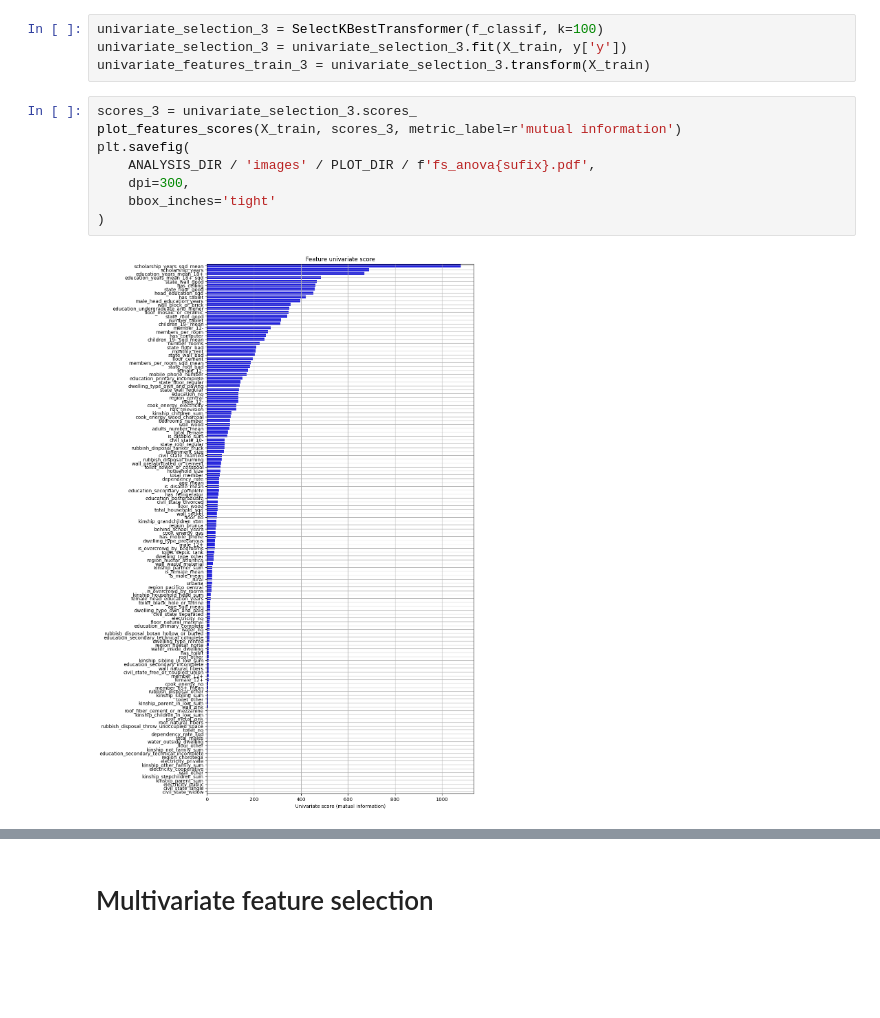
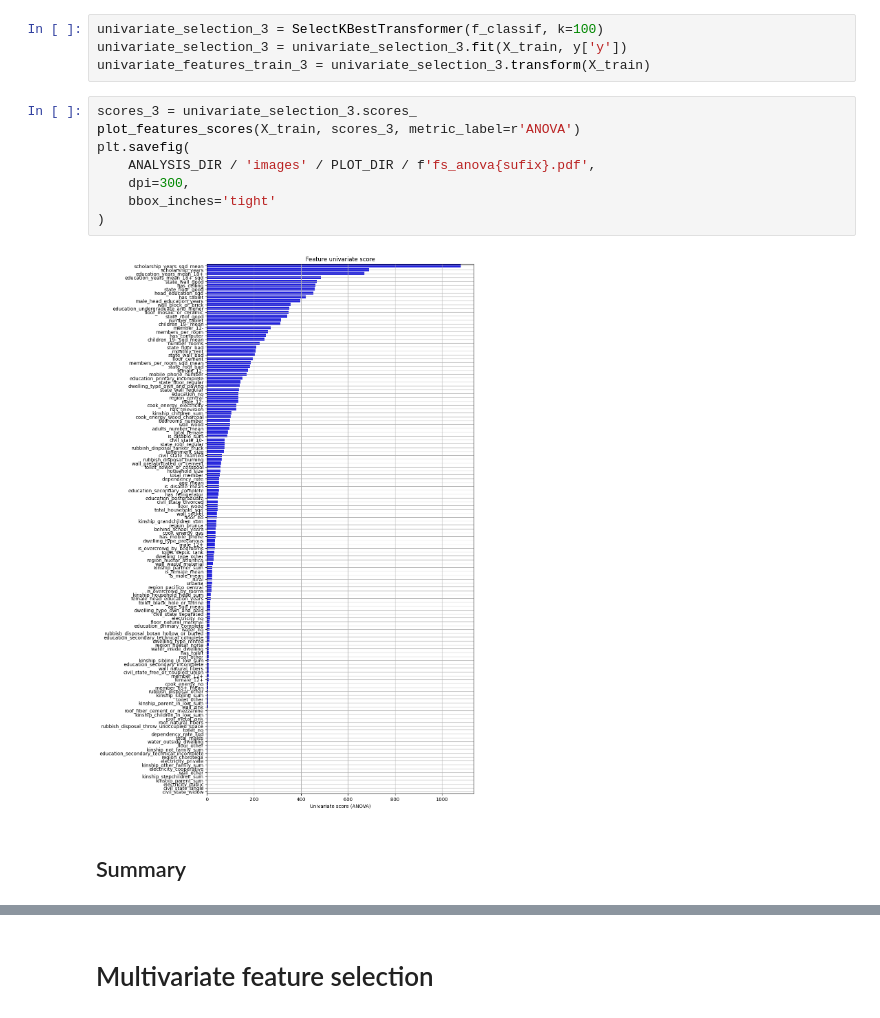
Before and after one commit to gabyarte/projects-ml, a Jupyter notebook: notebooks/2_feature_selection.ipynb, the cells around one changed output, grey strips where cells are left out. Cells and saved outputs as stored; diff of their text form; blank space fills up the shorter version.

```diff
--- a/notebooks/2_feature_selection.ipynb
+++ b/notebooks/2_feature_selection.ipynb
@@ -68,11 +69,13 @@ univariate_selection_3 = univariate_selection_3.fit(X_train, y['y'])
 univariate_features_train_3 = univariate_selection_3.transform(X_train)
 # %%
 scores_3 = univariate_selection_3.scores_
-plot_features_scores(X_train, scores_3, metric_label=r'mutual information')
+plot_features_scores(X_train, scores_3, metric_label=r'ANOVA')
 plt.savefig(
     ANALYSIS_DIR / 'images' / PLOT_DIR / f'fs_anova{sufix}.pdf',
     dpi=300,
     bbox_inches='tight'
 )
 # %% [output]
-[figure, old version]
+[figure, new version]
+# %% [markdown]
+## Summary
```
Also changed, not shown: parts of 4 cells of this notebook, 13 other files.
